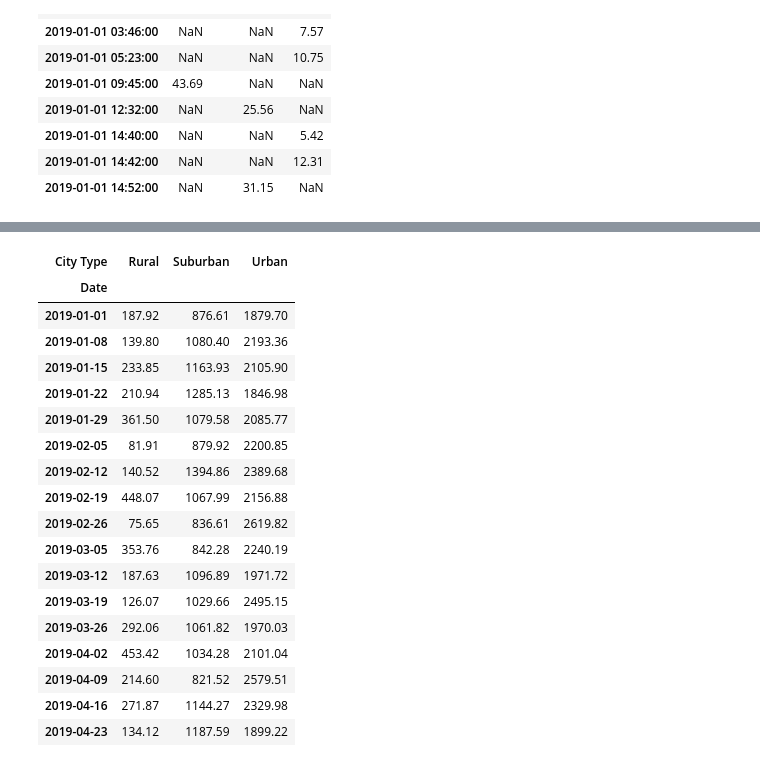
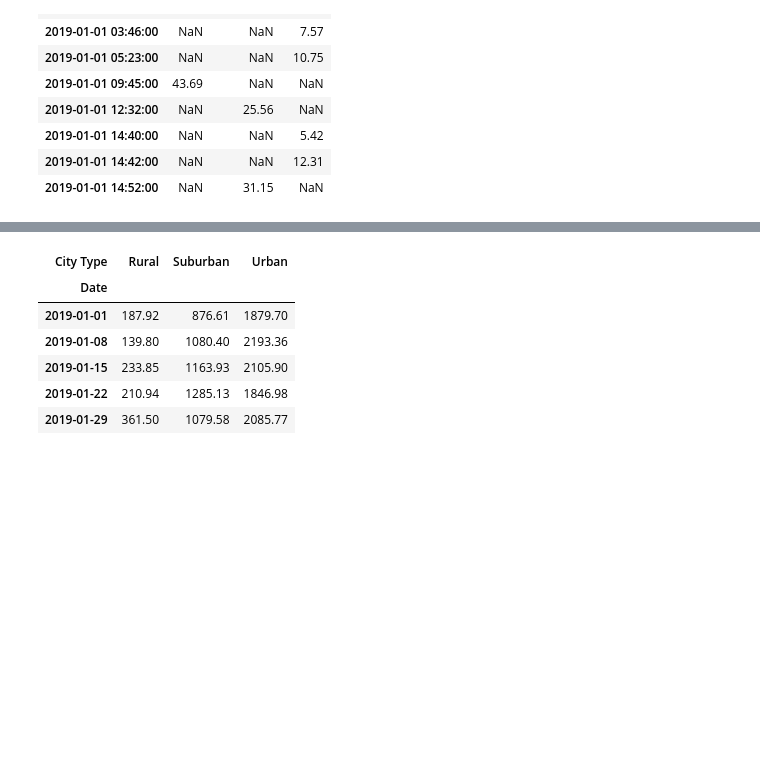
Before and after one commit to patricialan/PyBer_Analysis, a Jupyter notebook: PyBer_Challenge.ipynb, the cells around one changed output, grey strips where cells are left out. Cells and saved outputs as stored; diff of their text form; code cells hidden in the pictures; blank space fills up the shorter version.

```diff
--- a/PyBer_Challenge.ipynb
+++ b/PyBer_Challenge.ipynb
@@ -1247,27 +1223,15 @@ jan_april_df
 # %%
 # resample into weekly bins with each week summed
 plot_df = jan_april_df.resample("7D").sum()
-plot_df
+plot_df.head()
 # %% [output]
 | City Type | Rural | Suburban | Urban |
 | Date |  |  |  |
 | 2019-01-01 | 187.92 | 876.61 | 1879.70 |
 | 2019-01-08 | 139.80 | 1080.40 | 2193.36 |
 | 2019-01-15 | 233.85 | 1163.93 | 2105.90 |
 | 2019-01-22 | 210.94 | 1285.13 | 1846.98 |
 | 2019-01-29 | 361.50 | 1079.58 | 2085.77 |
-| 2019-02-05 | 81.91 | 879.92 | 2200.85 |
-| 2019-02-12 | 140.52 | 1394.86 | 2389.68 |
-| 2019-02-19 | 448.07 | 1067.99 | 2156.88 |
-| 2019-02-26 | 75.65 | 836.61 | 2619.82 |
-| 2019-03-05 | 353.76 | 842.28 | 2240.19 |
-| 2019-03-12 | 187.63 | 1096.89 | 1971.72 |
-| 2019-03-19 | 126.07 | 1029.66 | 2495.15 |
-| 2019-03-26 | 292.06 | 1061.82 | 1970.03 |
-| 2019-04-02 | 453.42 | 1034.28 | 2101.04 |
-| 2019-04-09 | 214.60 | 821.52 | 2579.51 |
-| 2019-04-16 | 271.87 | 1144.27 | 2329.98 |
-| 2019-04-23 | 134.12 | 1187.59 | 1899.22 |
 # %%
 # plot df using fiveThirtyEight style
 color_scheme = ["skyblue", "coral", "gold",]
```
Also changed, not shown: parts of 5 cells of this notebook, 1 other file.
